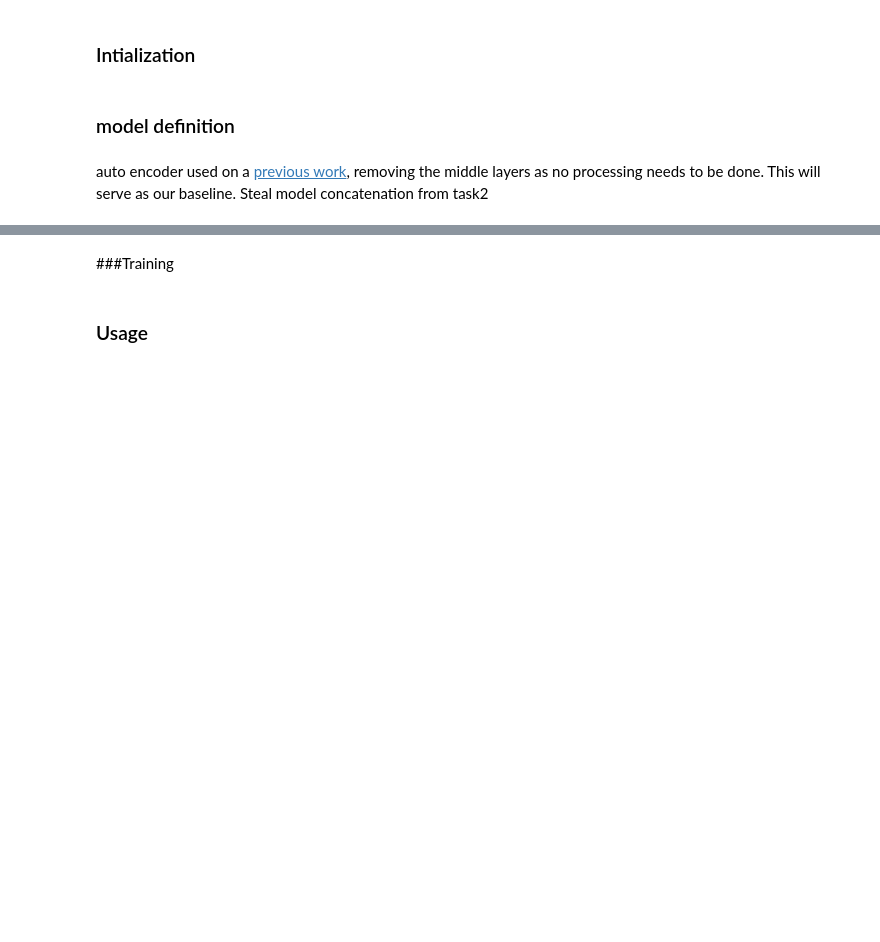
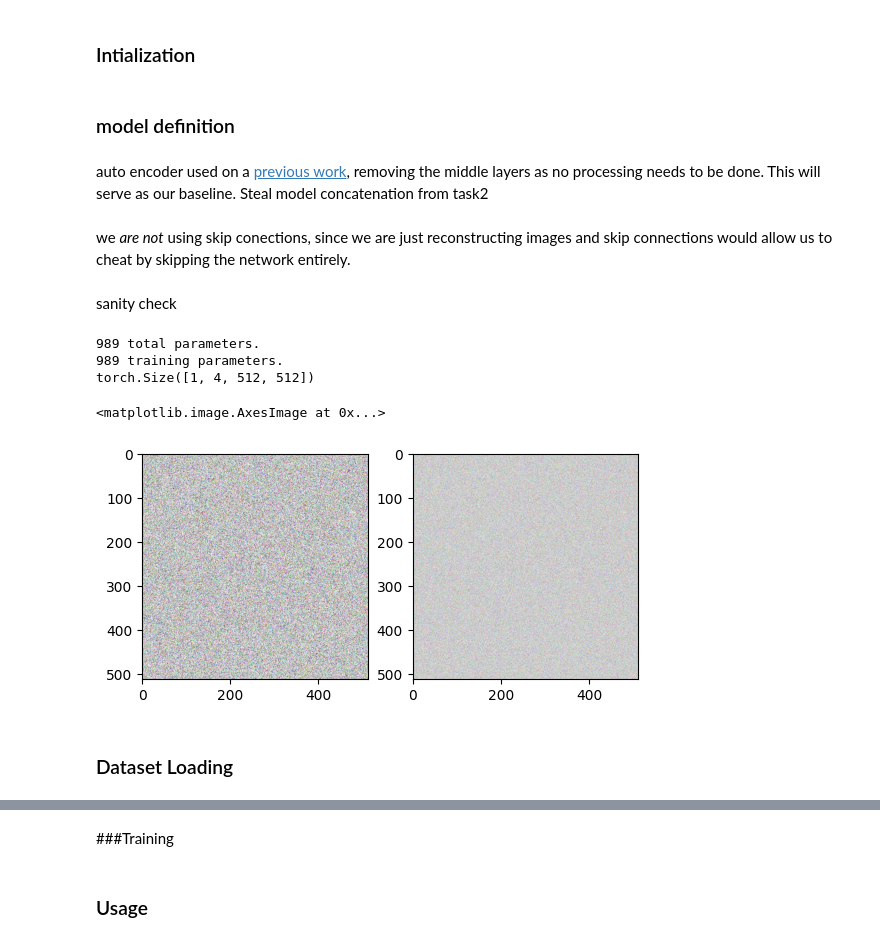
Before and after one commit to JoaoVitorSantiagoNogueira/deepLearning2023, a Jupyter notebook: T3/DL_Task3.ipynb, the cells around one changed output, grey strips where cells are left out. Drawn from its saved outputs; the diff is of its cells as text; code cells hidden in the pictures; blank space fills up the shorter version.

Commit message:
Implemented Basic Auto Encoder, it's sanity check and a primitive google drive dataset download

```diff
--- a/T3/DL_Task3.ipynb
+++ b/T3/DL_Task3.ipynb
@@ -24,6 +35,8 @@ import torch.nn as nn
 ### model definition
 # %% [markdown]
 auto encoder used on a [previous work](https://github.com/JoaoVitorSantiagoNogueira/tcc-testes), removing the middle layers as no processing needs to be done. This will serve as our baseline. Steal model concatenation from task2
+# %% [markdown]
+we *are not* using skip conections, since we are just reconstructing images and skip connections would allow us to cheat by skipping the network entirely.
 # %%
 
 class BaseNetwork(nn.Module):
@@ -122,3 +143,32 @@ class InpaintGenerator(BaseNetwork):
         x = (torch.tanh(x) + 1) / 2
 
         return x
+# %% [markdown]
+sanity check
+# %%
+input_image = torch.rand((1, 4, 512, 512))
+check_model = AutoEncoder()
+
+#Total parameters and trainable parameters.
+total_params = sum(p.numel() for p in check_model.parameters())
+print(f"{total_params:,} total parameters.")
+total_trainable_params = sum(
+    p.numel() for p in check_model.parameters() if p.requires_grad)
+print(f"{total_trainable_params:,} training parameters.")
+
+outputs = check_model(input_image)
+print(outputs.shape)
+
+f, axarr = plt.subplots(1,2)
+
+#the 0th image of the 'batch', changing channels to match the right order.
+axarr[0].imshow(input_image[0].permute(1, 2, 0))
+axarr[1].imshow(outputs[0].permute(1, 2, 0), cmap="gray")
+# %% [output]
+989 total parameters.
+989 training parameters.
+torch.Size([1, 4, 512, 512])
+<matplotlib.image.AxesImage at 0x...>
+[figure, added]
+# %% [markdown]
+### Dataset Loading
```
Also changed, not shown: parts of 5 cells of this notebook.
